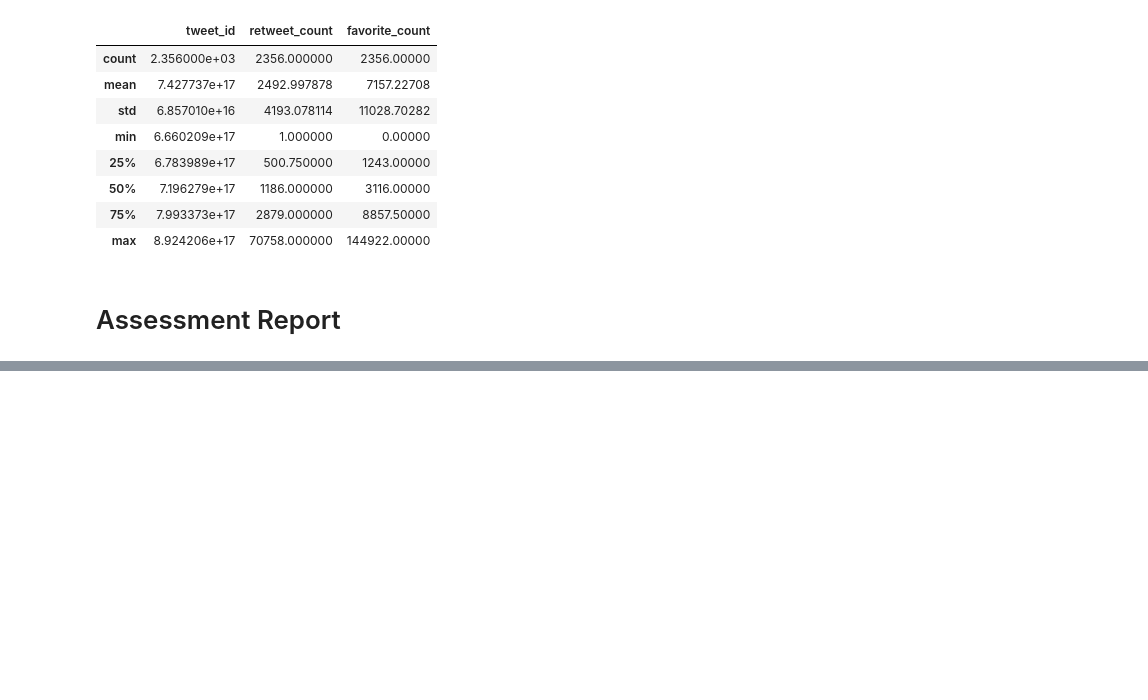
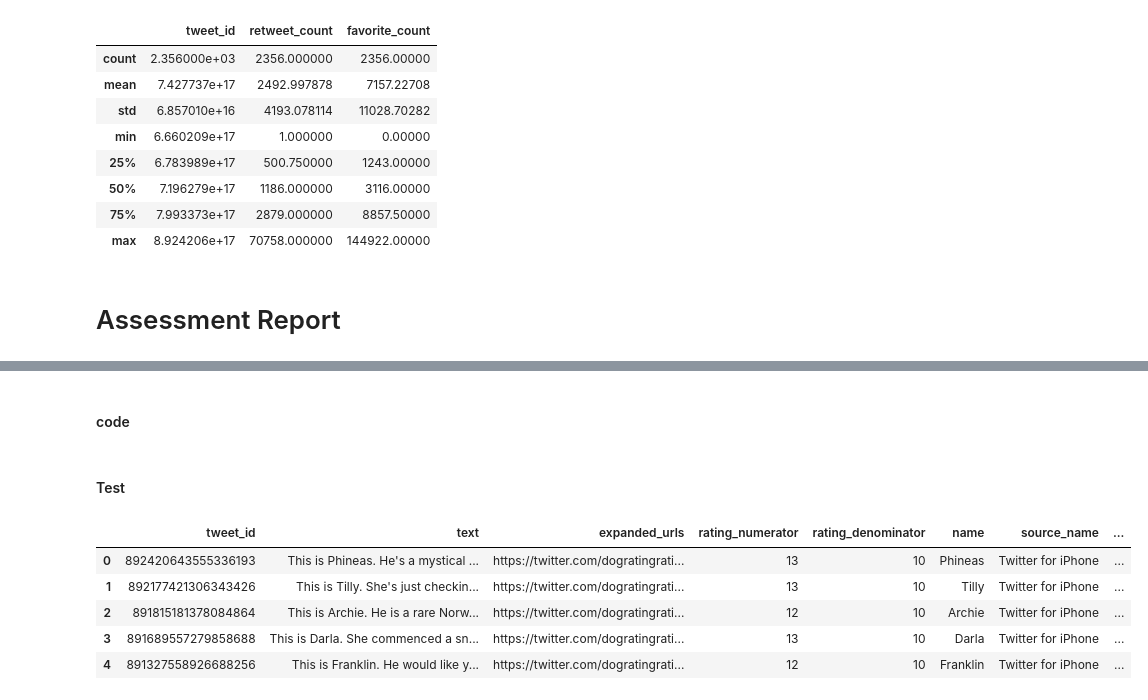
Before and after one commit to Kevson1/Twitter-archive, a Jupyter notebook: wrangle_act.ipynb, the cells around one changed output, grey strips where cells are left out. Cells and saved outputs as stored; diff of their text form; code cells hidden in the pictures; blank space fills up the shorter version.

```diff
--- a/wrangle_act.ipynb
+++ b/wrangle_act.ipynb
@@ -338,0 +432,3 @@ reaction_counts_df.describe()
+# %%
+tweet_clean.rating_denominator = tweet_clean.rating_denominator.astype(int)
+tweet_clean.rating_numerator = tweet_clean.rating_numerator.astype(int)
@@ -338,0 +507,7 @@ reaction_counts_df.describe()
+# %%
+for stamp in tweet_clean.timestamp:
+    stamp = stamp[:-6]
+    tweet_clean['date'], tweet_clean['time'] = stamp.split(' ', 1)
+
+# Now, drop the old timestamp column
+tweet_clean.drop('timestamp', axis=1, inplace=True)
@@ -338,0 +548,4 @@ reaction_counts_df.describe()
+# %%
+# change date and time columns to type datetime
+tweet_clean.date = pd.to_datetime(tweet_clean.date)
+tweet_clean.time = pd.to_datetime(tweet_clean.time)
@@ -338,0 +600,26 @@ reaction_counts_df.describe()
+# %% [markdown]
+#### code
+# %%
+tweet_clean["affectionate_name"] = tweet_clean['doggo']+ '-' + tweet_clean['floofer'] + '-' + tweet_clean['pupper']+ '-' + tweet_clean['puppo']
+tweet_clean.affectionate_name = tweet_clean.affectionate_name.str.replace('None', '')
+tweet_clean.affectionate_name = tweet_clean.affectionate_name.str.strip('-')
+
+# Replace the empty entries of the affectionate_name column with the name (None)
+for name in tweet_clean.affectionate_name:
+    if name == '':
+        tweet_clean.affectionate_name = 'None'
+
+# Now drop the old columns
+tweet_clean.drop(['doggo', 'floofer', 'pupper', 'puppo'], axis=1, inplace=True)
+# %% [markdown]
+#### Test
+# %%
+# Display a sample of the dataframe to see the changes in the columns
+tweet_clean.head()
+# %% [output]
+|  | tweet_id | text | expanded_urls | rating_numerator | rating_denominator | name | source_name | ... |
+| 0 | 892420643555336193 | This is Phineas. He's a mystical ... | https://twitter.com/dogratingrati... | 13 | 10 | Phineas | Twitter for iPhone | ... |
+| 1 | 892177421306343426 | This is Tilly. She's just checkin... | https://twitter.com/dogratingrati... | 13 | 10 | Tilly | Twitter for iPhone | ... |
+| 2 | 891815181378084864 | This is Archie. He is a rare Norw... | https://twitter.com/dogratingrati... | 12 | 10 | Archie | Twitter for iPhone | ... |
+| 3 | 891689557279858688 | This is Darla. She commenced a sn... | https://twitter.com/dogratingrati... | 13 | 10 | Darla | Twitter for iPhone | ... |
+| 4 | 891327558926688256 | This is Franklin. He would like y... | https://twitter.com/dogratingrati... | 12 | 10 | Franklin | Twitter for iPhone | ... |
```
Also changed, not shown: parts of 61 cells of this notebook, 4 other files.
